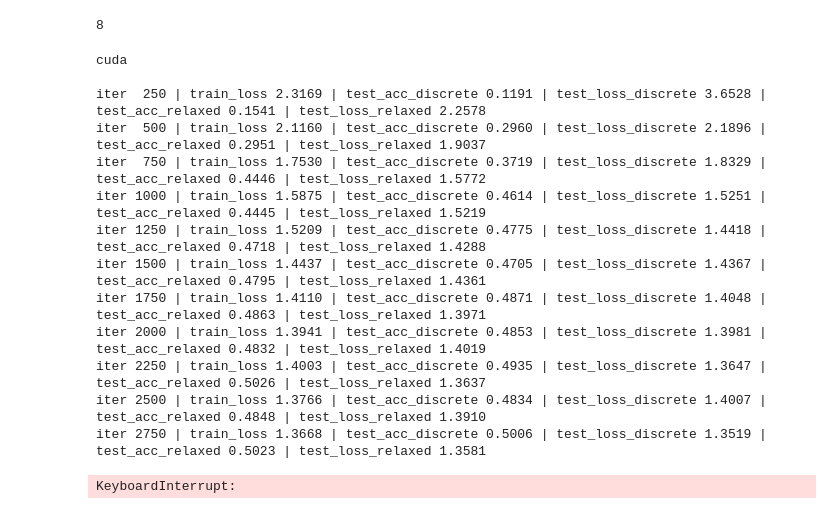
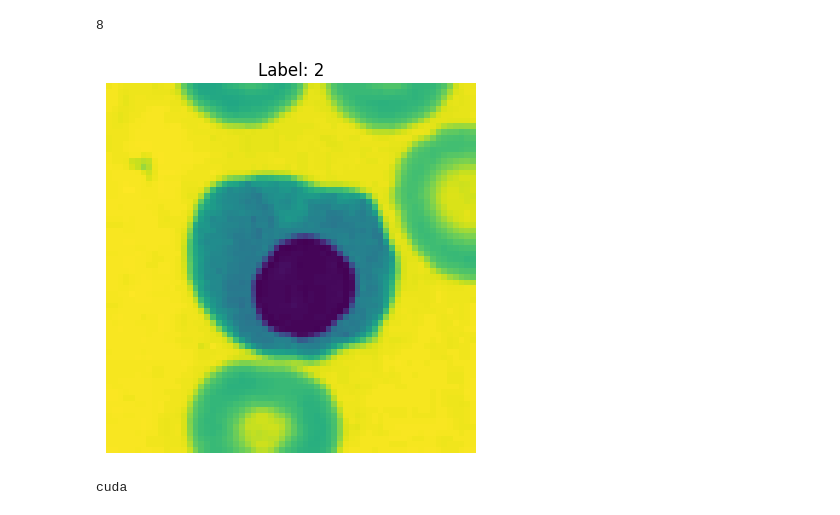
Before and after one commit to Artbaj/ConfLGN, a Jupyter notebook: MOC/experiments/MedMinst.ipynb, the cells around one changed output. Drawn from its saved outputs; the diff is of its cells as text; code cells hidden in the pictures.

```diff
--- a/MOC/experiments/MedMinst.ipynb
+++ b/MOC/experiments/MedMinst.ipynb
@@ -40,3 +91,16 @@ test_dataset = TissueMNIST(
 # %% [output]
 8
+# %%
+import matplotlib.pyplot as plt
+
+idx = 90  # numer obrazka z test setu
+
+img, label = test_dataset[idx]
+
+plt.imshow(img.squeeze())
+plt.title(f"Label: {label}")
+plt.axis("off")
+plt.show()
+# %% [output]
+[figure, added]
 # %%
@@ -48,23 +112,10 @@ model, history = train_model(
         test_dataset,
         lr=2e-2,
         weight_decay=0,
-        batch_size=128,
+        batch_size=512,
         num_iterations=5000,
         metrics_every=250,
         force_cpu=False,
     )
 # %% [output]
 cuda
-
-iter  250 | train_loss 2.3169 | test_acc_discrete 0.1191 | test_loss_discrete 3.6528 | test_acc_relaxed 0.1541 | test_loss_relaxed 2.2578
-iter  500 | train_loss 2.1160 | test_acc_discrete 0.2960 | test_loss_discrete 2.1896 | test_acc_relaxed 0.2951 | test_loss_relaxed 1.9037
-iter  750 | train_loss 1.7530 | test_acc_discrete 0.3719 | test_loss_discrete 1.8329 | test_acc_relaxed 0.4446 | test_loss_relaxed 1.5772
-iter 1000 | train_loss 1.5875 | test_acc_discrete 0.4614 | test_loss_discrete 1.5251 | test_acc_relaxed 0.4445 | test_loss_relaxed 1.5219
-iter 1250 | train_loss 1.5209 | test_acc_discrete 0.4775 | test_loss_discrete 1.4418 | test_acc_relaxed 0.4718 | test_loss_relaxed 1.4288
-iter 1500 | train_loss 1.4437 | test_acc_discrete 0.4705 | test_loss_discrete 1.4367 | test_acc_relaxed 0.4795 | test_loss_relaxed 1.4361
-iter 1750 | train_loss 1.4110 | test_acc_discrete 0.4871 | test_loss_discrete 1.4048 | test_acc_relaxed 0.4863 | test_loss_relaxed 1.3971
-iter 2000 | train_loss 1.3941 | test_acc_discrete 0.4853 | test_loss_discrete 1.3981 | test_acc_relaxed 0.4832 | test_loss_relaxed 1.4019
-iter 2250 | train_loss 1.4003 | test_acc_discrete 0.4935 | test_loss_discrete 1.3647 | test_acc_relaxed 0.5026 | test_loss_relaxed 1.3637
-iter 2500 | train_loss 1.3766 | test_acc_discrete 0.4834 | test_loss_discrete 1.4007 | test_acc_relaxed 0.4848 | test_loss_relaxed 1.3910
-iter 2750 | train_loss 1.3668 | test_acc_discrete 0.5006 | test_loss_discrete 1.3519 | test_acc_relaxed 0.5023 | test_loss_relaxed 1.3581
-KeyboardInterrupt:
```
Also changed, not shown: parts of 4 cells of this notebook.
